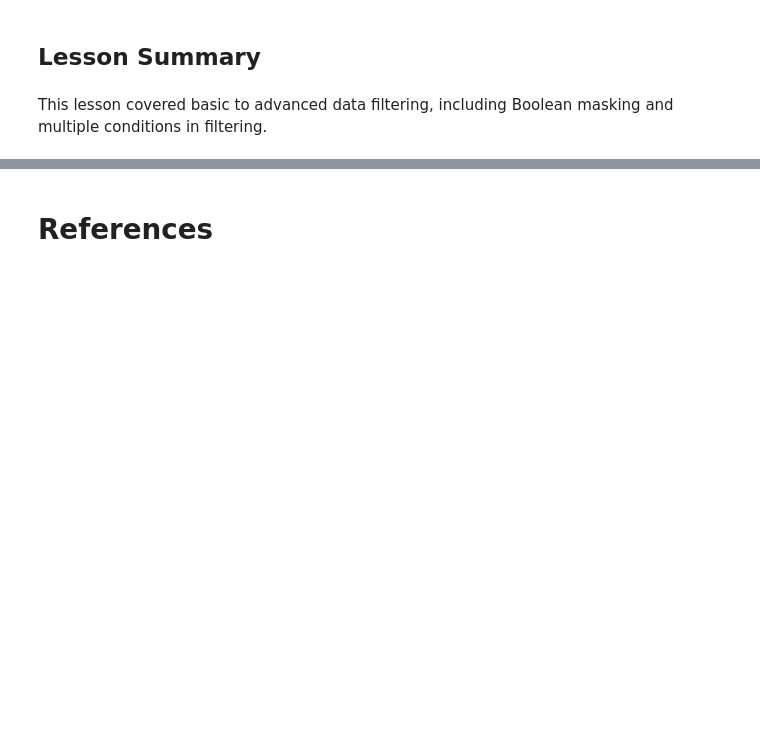
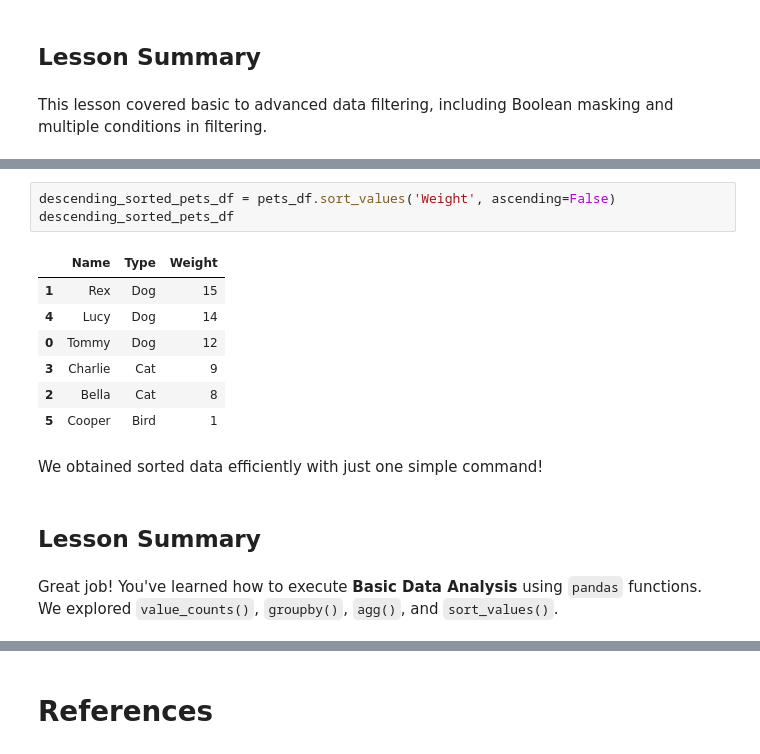
Before and after one commit to ancilcleetus/AI-Learning-Lab, a Jupyter notebook: Tools/Deep-Dive-into-Numpy-and-Pandas/02_Pandas_Basics_and_DataFrame_Manipulation.ipynb, the cells around one changed output, grey strips where cells are left out. Cells and saved outputs as stored; diff of their text form; blank space fills up the shorter version.

```diff
--- a/Tools/Deep-Dive-into-Numpy-and-Pandas/02_Pandas_Basics_and_DataFrame_Manipulation.ipynb
+++ b/Tools/Deep-Dive-into-Numpy-and-Pandas/02_Pandas_Basics_and_DataFrame_Manipulation.ipynb
@@ -543,0 +653,17 @@ This lesson covered basic to advanced data filtering, including Boolean masking
+# %%
+descending_sorted_pets_df = pets_df.sort_values('Weight', ascending=False)
+descending_sorted_pets_df
+# %% [output]
+|  | Name | Type | Weight |
+| 1 | Rex | Dog | 15 |
+| 4 | Lucy | Dog | 14 |
+| 0 | Tommy | Dog | 12 |
+| 3 | Charlie | Cat | 9 |
+| 2 | Bella | Cat | 8 |
+| 5 | Cooper | Bird | 1 |
+# %% [markdown]
+We obtained sorted data efficiently with just one simple command!
+# %% [markdown]
+## Lesson Summary
+# %% [markdown]
+Great job! You've learned how to execute **Basic Data Analysis** using `pandas` functions. We explored `value_counts()`, `groupby()`, `agg()`, and `sort_values()`.
```
Also changed, not shown: parts of 21 cells of this notebook.
